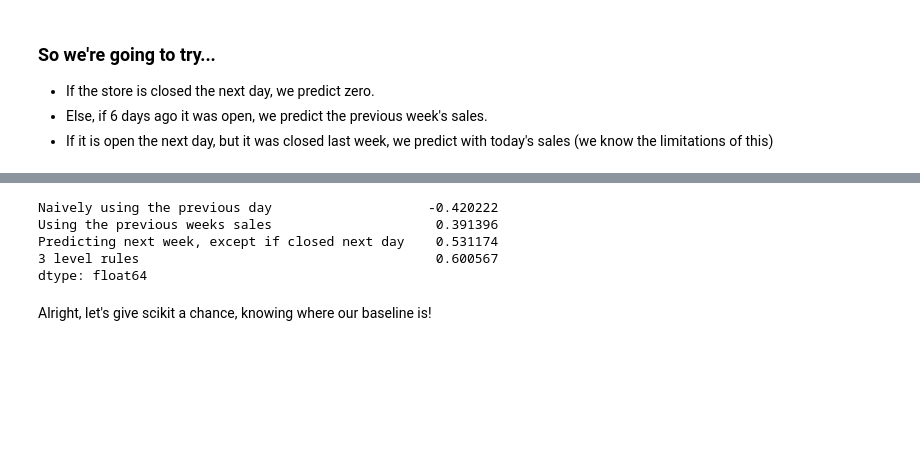
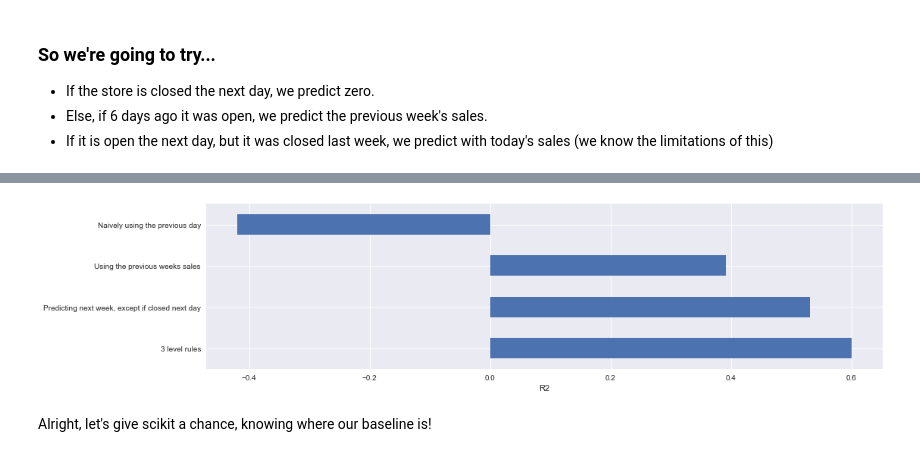
Before and after one commit to MarqueJaune/hackathon2, a Jupyter notebook: Learning units/Time series - Running first experiments.ipynb, the cells around one changed output, grey strips where cells are left out. Cells and saved outputs as stored; diff of their text form; code cells hidden in the pictures; blank space fills up the shorter version.

```diff
--- a/Learning units/Time series - Running first experiments.ipynb
+++ b/Learning units/Time series - Running first experiments.ipynb
@@ -407,14 +416,10 @@ Wall time: 5.08 s
 # %%
 attempts['3 level rules'] = r2_score(train['Next day sales'],
                                                       train['predictions'])
 
-print(attempts)
+plot_results(attempts)
 # %% [output]
-Naively using the previous day                    -0.420222
-Using the previous weeks sales                     0.391396
-Predicting next week, except if closed next day    0.531174
-3 level rules                                      0.600567
-dtype: float64
+[figure, added]
 # %% [markdown]
 Alright, let's give scikit a chance, knowing where our baseline is!
 # %% [markdown]
```
Also changed, not shown: parts of 127 cells of this notebook, 1 other file.
